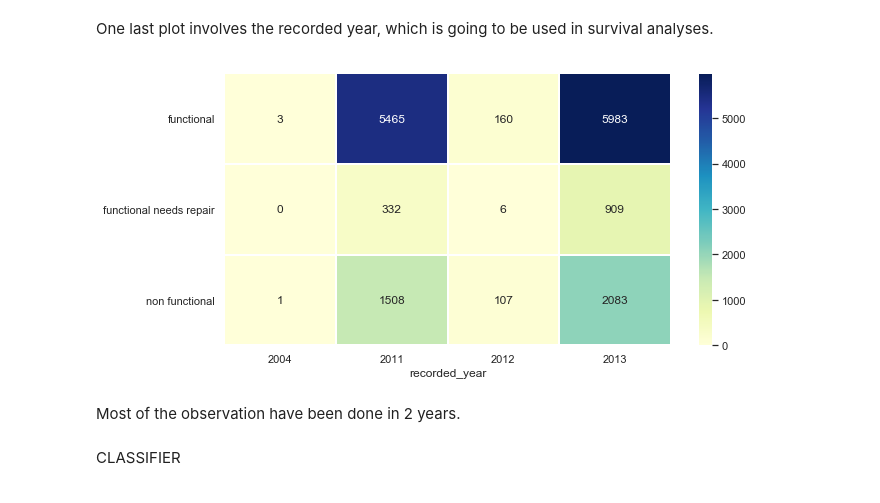
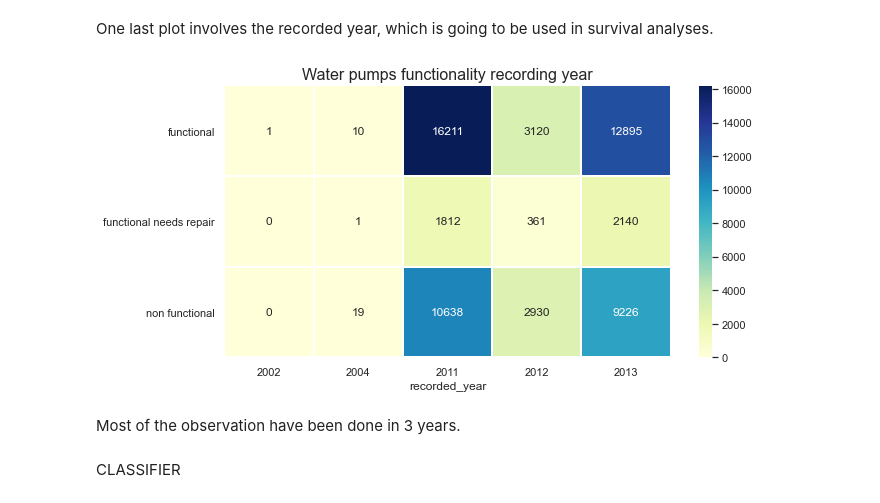
Before and after one commit to aspds18/Springboard_capstone2, a Jupyter notebook: Capstone2.ipynb, the cells around one changed output. Saved outputs shown, nothing was run; the diff lists cells and outputs as text; code cells hidden in the pictures.

```diff
--- a/Capstone2.ipynb
+++ b/Capstone2.ipynb
@@ -588,9 +645,9 @@ Ruvuma / Southern Coast    274.193635
 Wami / Ruvu                254.710205
 Name: population, dtype: float64
 # %%
-df_bas_pop=df_noenc[['basin','region','population']].copy()
+#df_bas_pop=df_noenc[['basin','region','population']].copy()
 for i,bas in enumerate(basins):
-    cond_bas=(df_bas_pop['basin']==bas) & (df_bas_pop['population']==0)
-    df_bas_pop.loc[cond_bas,'population']=int(basins_popmean[i])
-df_bas_pop.head(7)
+    cond_bas=(df_bas_pop_am['basin']==bas) & (df_bas_pop_am['population']==0)
+    df_bas_pop_am.loc[cond_bas,'population']=int(basins_popmean[i])
+df_bas_pop_am.head(7)
 # %% [output]
@@ -610,6 +667,8 @@ Total, percentage of zeros in population:  (0, 0.0)
 # %% [markdown]
 For the amount of water, the pump status is considered.
 # %%
-df_bas_am=df_noenc[['basin','amount_tsh','status_group']].copy()
-status_basin_gr=df_bas_am.groupby(['status_group','basin'])
+#df_bas_am=df_noenc[['basin','amount_tsh','status_group']].copy()
+status_basin_gr=df_bas_pop_am.groupby(['status_group','basin'])
 #status_basin_gr.groups.keys()
+df_status_basin=status_basin_gr['amount_tsh'].mean()
+df_status_basin
@@ -659,10 +704,10 @@ df_bas_am.head()
 # %%
-for ind in df_bas_am.index:
+for ind in df_bas_pop_am.index:
 
-    if df_bas_am.loc[ind,'amount_tsh']!=0: continue
-    sta=df_bas_am.loc[ind,'status_group']
-    bas=df_bas_am.loc[ind,'basin']
-    df_bas_am.loc[ind,'amount_tsh']=meanby_status_basin.loc[sta,bas]
+    if df_bas_pop_am.loc[ind,'amount_tsh']!=0: continue
+    sta=df_bas_pop_am.loc[ind,'status_group']
+    bas=df_bas_pop_am.loc[ind,'basin']
+    df_bas_pop_am.loc[ind,'amount_tsh']=meanby_status_basin.loc[sta,bas]
 
-df_bas_am.head()
+df_bas_pop_am.head(7)
 # %% [output]
@@ -683,9 +730,7 @@ Total, percentage of zeros in amount_tsh:  (0, 0.0)
 Finally, the dataframe is put back together with the new population and amount columns.
 # %%
 # Only the numerical features are modified
-df_mean=df_enc.copy()
-df_mean['population']=df_bas_pop['population']
-df_mean['amount_tsh']=df_bas_am['amount_tsh']
-df_mean_noenc=df_noenc.copy()
-df_mean_noenc['population']=df_bas_pop['population']
-df_mean_noenc['amount_tsh']=df_bas_am['amount_tsh']
+df_mean['population']=df_bas_pop_am['population']
+df_mean['amount_tsh']=df_bas_pop_am['amount_tsh']
+df_mean_noenc['population']=df_bas_pop_am['population']
+df_mean_noenc['amount_tsh']=df_bas_pop_am['amount_tsh']
@@ -838,19 +938,20 @@ It looks like there has been an exponential growth of water pumps over the years
 # %% [markdown]
 One last plot involves the recorded year, which is going to be used in survival analyses.
 # %%
-status_year_gr=df_reduced_noenc.groupby(['status_group','recorded_year'])['status_group']
+#status_year_gr=df_reduced_noenc.groupby(['status_group','recorded_year'])['status_group']
+status_year_gr=df_mean_noenc.groupby(['status_group','recorded_year'])['status_group']
 df_status_year=status_year_gr.count().unstack(level='recorded_year')
 df_status_year.fillna(0,inplace=True)
 df_status_year=df_status_year.astype(int)
 fig7,ax7=plt.subplots(1,1,figsize=(10,5))
 sns.heatmap(df_status_year,fmt='d',annot=True,cmap="YlGnBu",linewidths=1)
+ax7.set_title('Water pumps functionality recording year',fontsize=16)
 ax7.set_ylabel('')
 fig7.savefig('status_recyear.png',bbox_inches='tight')
-#plt.tight_layout()
 # %% [output]
-[figure, old version]
+[figure, new version]
 # %% [markdown]
-Most of the observation have been done in 2 years.
+Most of the observation have been done in 3 years.
 # %% [markdown]
 CLASSIFIER
 # %% [markdown]
```
Also changed, not shown: parts of 168 cells of this notebook.
